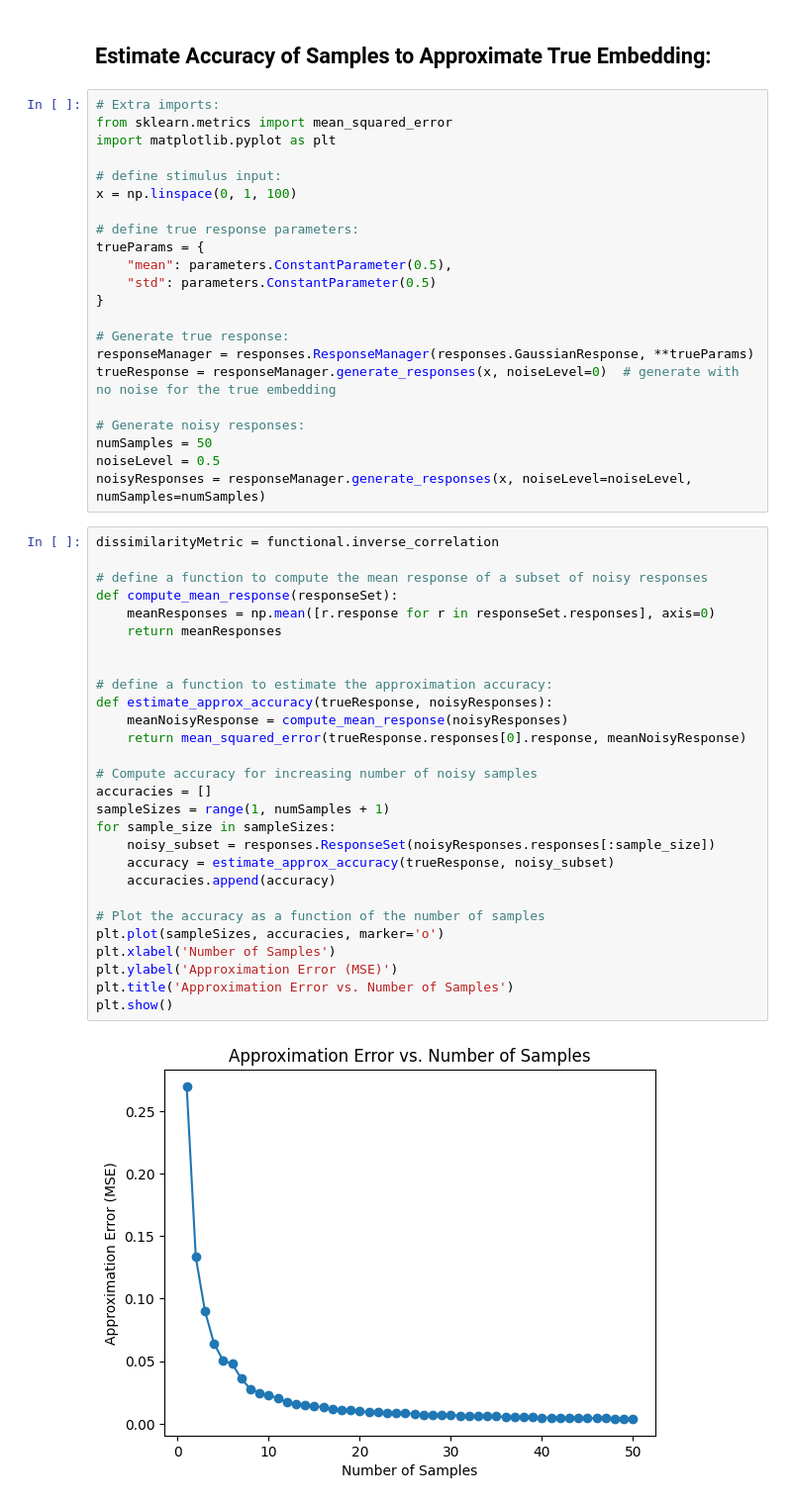
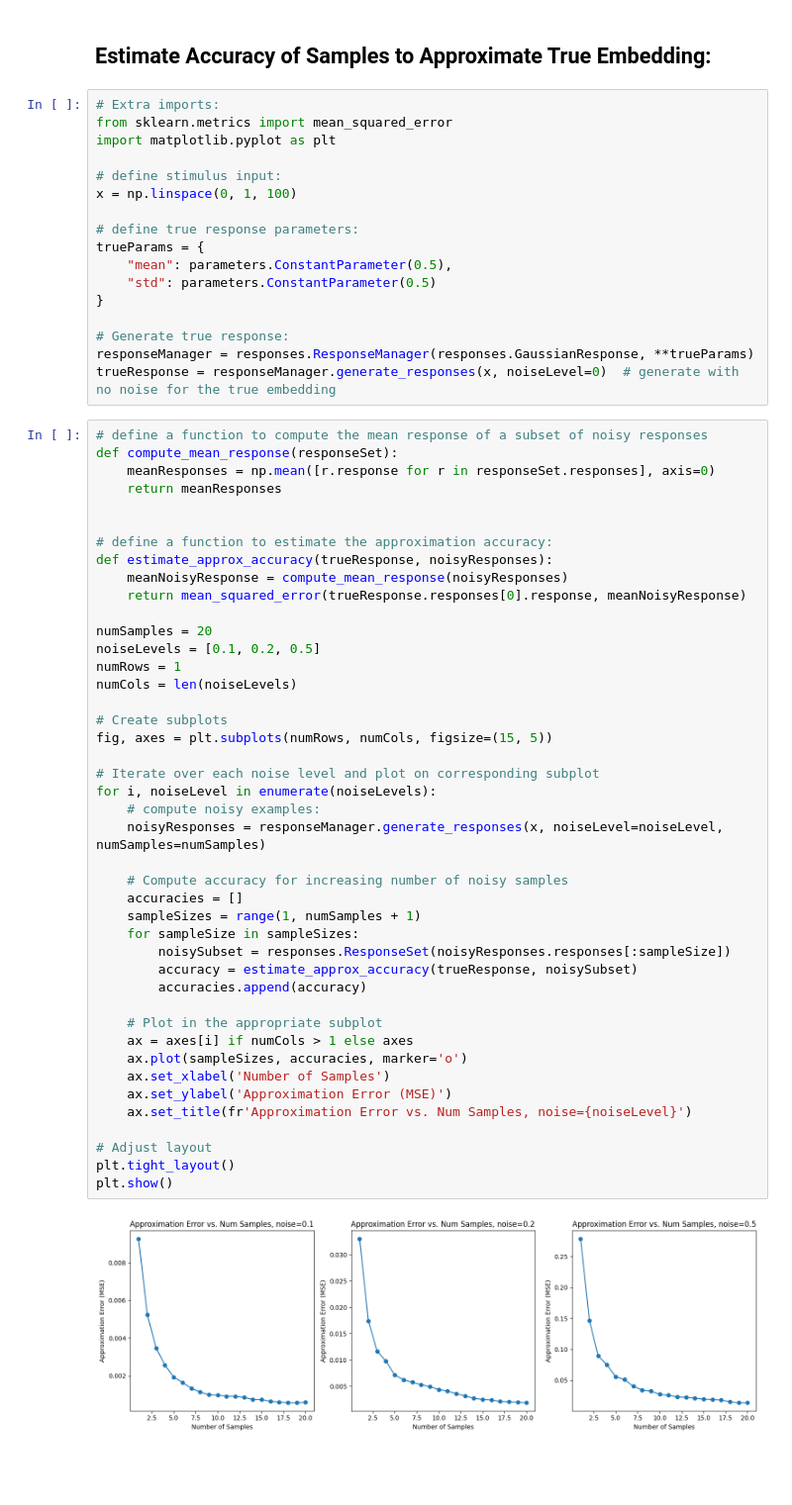
Before and after one commit to rates37/Build-Your-Own-Embedding, a Jupyter notebook: notebooks/simple_example.ipynb, the cells around one changed output. Shown at 99% size. Cells and saved outputs as stored; diff of their text form; blank space fills up the shorter version.

```diff
--- a/notebooks/simple_example.ipynb
+++ b/notebooks/simple_example.ipynb
@@ -68,38 +68,48 @@ trueParams = {
 # Generate true response:
 responseManager = responses.ResponseManager(responses.GaussianResponse, **trueParams)
 trueResponse = responseManager.generate_responses(x, noiseLevel=0)  # generate with no noise for the true embedding
-
-# Generate noisy responses:
-numSamples = 50
-noiseLevel = 0.5
-noisyResponses = responseManager.generate_responses(x, noiseLevel=noiseLevel, numSamples=numSamples)
 # %%
-dissimilarityMetric = functional.inverse_correlation
-
 # define a function to compute the mean response of a subset of noisy responses
 def compute_mean_response(responseSet):
     meanResponses = np.mean([r.response for r in responseSet.responses], axis=0)
     return meanResponses
 
 
 # define a function to estimate the approximation accuracy:
 def estimate_approx_accuracy(trueResponse, noisyResponses):
     meanNoisyResponse = compute_mean_response(noisyResponses)
     return mean_squared_error(trueResponse.responses[0].response, meanNoisyResponse)
 
-# Compute accuracy for increasing number of noisy samples
-accuracies = []
-sampleSizes = range(1, numSamples + 1)
-for sample_size in sampleSizes:
-    noisy_subset = responses.ResponseSet(noisyResponses.responses[:sample_size])
-    accuracy = estimate_approx_accuracy(trueResponse, noisy_subset)
-    accuracies.append(accuracy)
+numSamples = 20
+noiseLevels = [0.1, 0.2, 0.5]
+numRows = 1
+numCols = len(noiseLevels)
 
-# Plot the accuracy as a function of the number of samples
-plt.plot(sampleSizes, accuracies, marker='o')
-plt.xlabel('Number of Samples')
-plt.ylabel('Approximation Error (MSE)')
-plt.title('Approximation Error vs. Number of Samples')
+# Create subplots
+fig, axes = plt.subplots(numRows, numCols, figsize=(15, 5))
+
+# Iterate over each noise level and plot on corresponding subplot
+for i, noiseLevel in enumerate(noiseLevels):
+    # compute noisy examples:
+    noisyResponses = responseManager.generate_responses(x, noiseLevel=noiseLevel, numSamples=numSamples)
+
+    # Compute accuracy for increasing number of noisy samples
+    accuracies = []
+    sampleSizes = range(1, numSamples + 1)
+    for sampleSize in sampleSizes:
+        noisySubset = responses.ResponseSet(noisyResponses.responses[:sampleSize])
+        accuracy = estimate_approx_accuracy(trueResponse, noisySubset)
+        accuracies.append(accuracy)
+
+    # Plot in the appropriate subplot
+    ax = axes[i] if numCols > 1 else axes
+    ax.plot(sampleSizes, accuracies, marker='o')
+    ax.set_xlabel('Number of Samples')
+    ax.set_ylabel('Approximation Error (MSE)')
+    ax.set_title(fr'Approximation Error vs. Num Samples, noise={noiseLevel}')
+
+# Adjust layout
+plt.tight_layout()
 plt.show()
 # %% [output]
-[figure, old version]
+[figure, new version]
```
